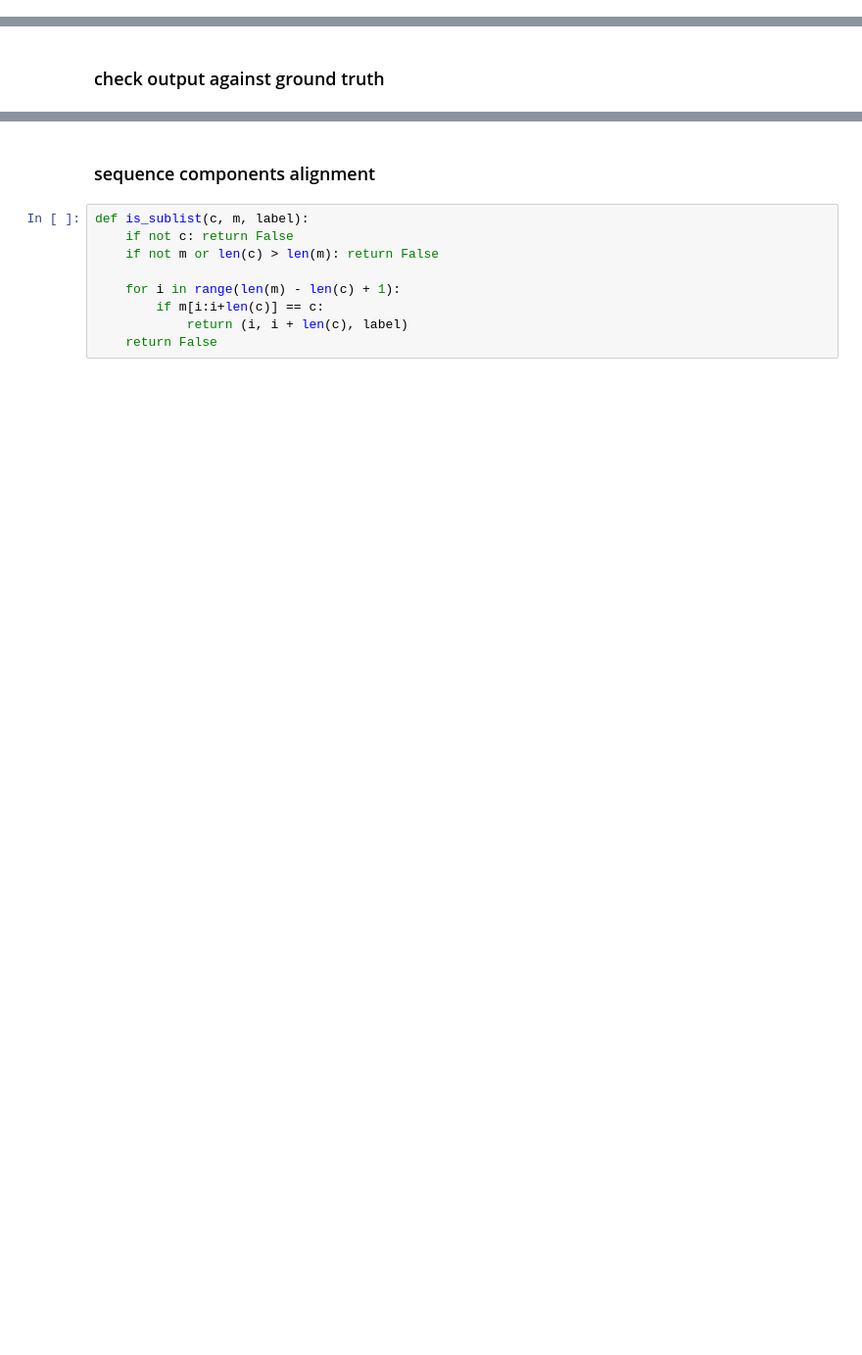
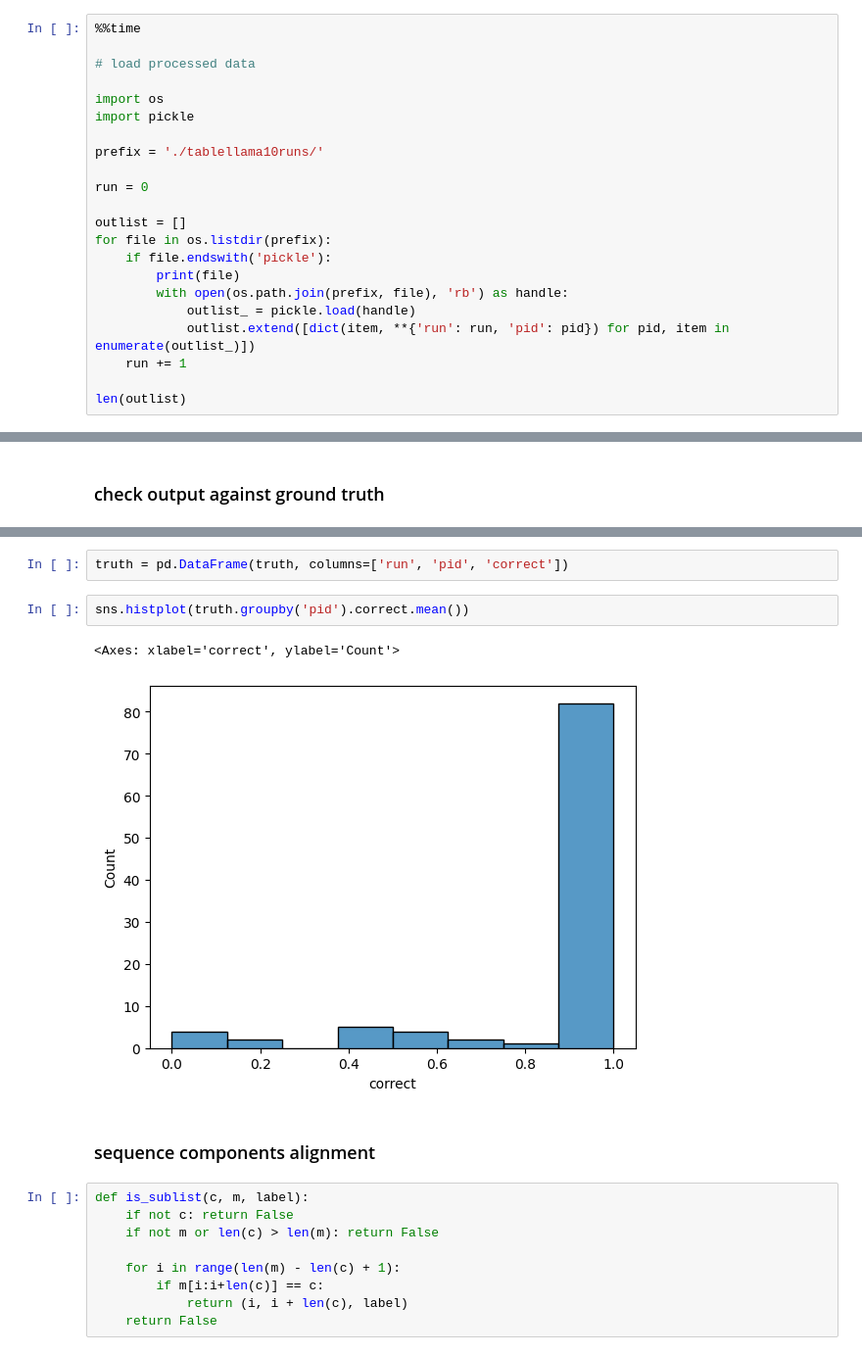
Before and after one commit to carloalbertobono/llm-uncertainty, a Jupyter notebook: tablellama-plot.ipynb, the cells around one changed output, grey strips where cells are left out. Shown at 98% size. Drawn from its saved outputs; the diff is of its cells as text; blank space fills up the shorter version.

Commit message:
some more plots

```diff
--- a/tablellama-plot.ipynb
+++ b/tablellama-plot.ipynb
@@ -59,0 +47,22 @@ len(outlist)
+# %%
+%%time
+
+# load processed data
+
+import os
+import pickle
+
+prefix = './tablellama10runs/'
+
+run = 0
+
+outlist = []
+for file in os.listdir(prefix):
+    if file.endswith('pickle'):
+        print(file)
+        with open(os.path.join(prefix, file), 'rb') as handle:
+            outlist_ = pickle.load(handle)
+            outlist.extend([dict(item, **{'run': run, 'pid': pid}) for pid, item in enumerate(outlist_)])
+    run += 1
+
+len(outlist)
@@ -127,3 +143,10 @@ t, h, c
+# %%
+truth = pd.DataFrame(truth, columns=['run', 'pid', 'correct'])
+# %%
+sns.histplot(truth.groupby('pid').correct.mean())
+# %% [output]
+<Axes: xlabel='correct', ylabel='Count'>
+[figure, added]
 # %% [markdown]
 ### sequence components alignment
 # %%
```
Also changed, not shown: parts of 74 cells of this notebook, 1 other file.
